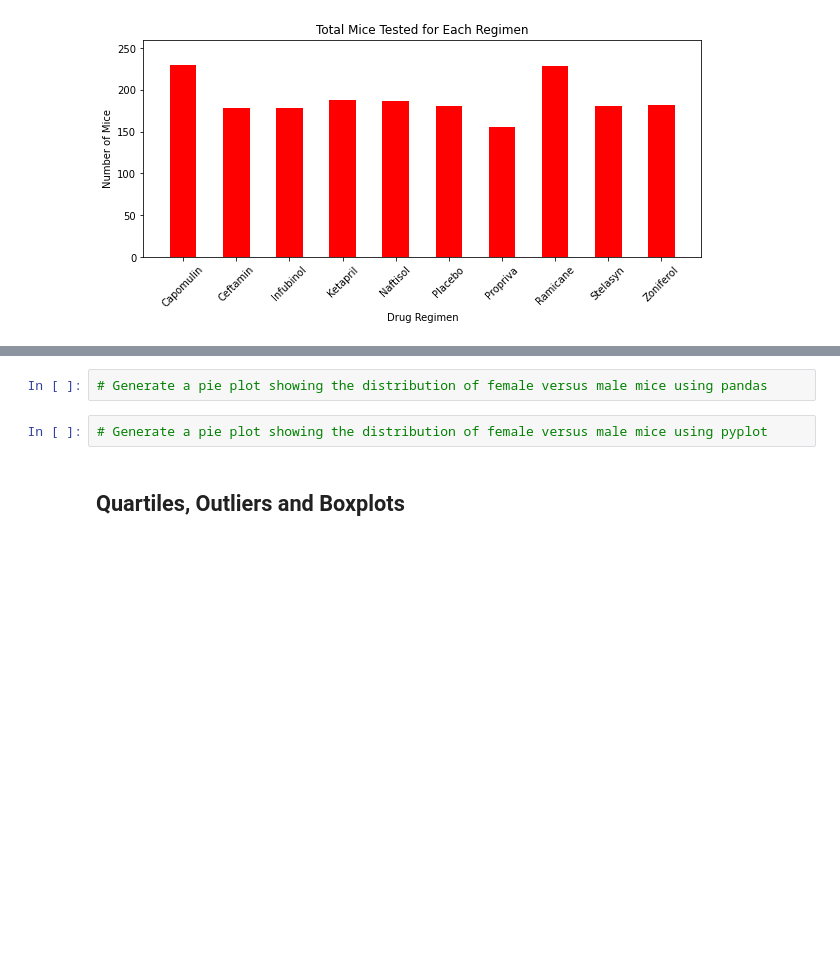
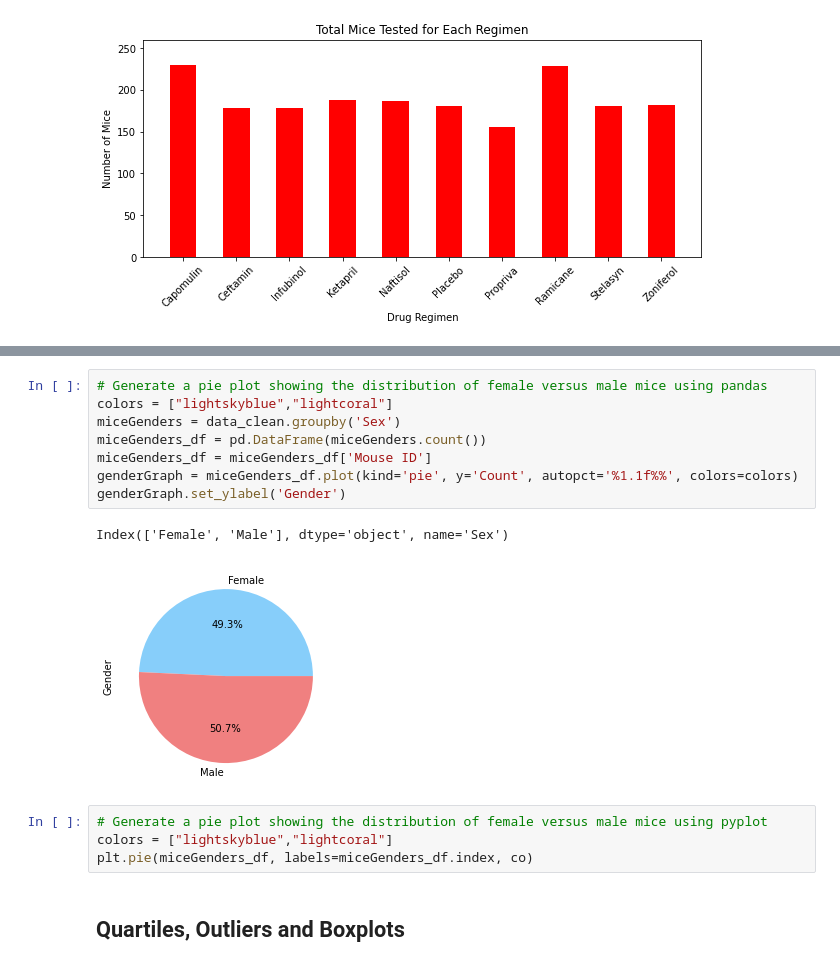
Before and after one commit to siararaeDA/matplotlib-challenge, a Jupyter notebook: Pymaceuticals/pymaceuticals.ipynb, the cells around one changed output, grey strips where cells are left out. Cells and saved outputs as stored; diff of their text form; blank space fills up the shorter version.

```diff
--- a/Pymaceuticals/pymaceuticals.ipynb
+++ b/Pymaceuticals/pymaceuticals.ipynb
@@ -183,7 +183,18 @@ plt.
+# %%
+# Generate a pie plot showing the distribution of female versus male mice using pandas
+colors = ["lightskyblue","lightcoral"]
+miceGenders = data_clean.groupby('Sex')
+miceGenders_df = pd.DataFrame(miceGenders.count())
+miceGenders_df = miceGenders_df['Mouse ID']
+genderGraph = miceGenders_df.plot(kind='pie', y='Count', autopct='%1.1f%%', colors=colors)
+genderGraph.set_ylabel('Gender')
+# %% [output]
+Index(['Female', 'Male'], dtype='object', name='Sex')
+[figure, added]
 # %%
-# Generate a pie plot showing the distribution of female versus male mice using pandas
+# Generate a pie plot showing the distribution of female versus male mice using pyplot
+colors = ["lightskyblue","lightcoral"]
+plt.pie(miceGenders_df, labels=miceGenders_df.index, co)
-# %%
-# Generate a pie plot showing the distribution of female versus male mice using pyplot
 # %% [markdown]
 ## Quartiles, Outliers and Boxplots
 # %%
```
Also changed, not shown: parts of 1 cell of this notebook.
